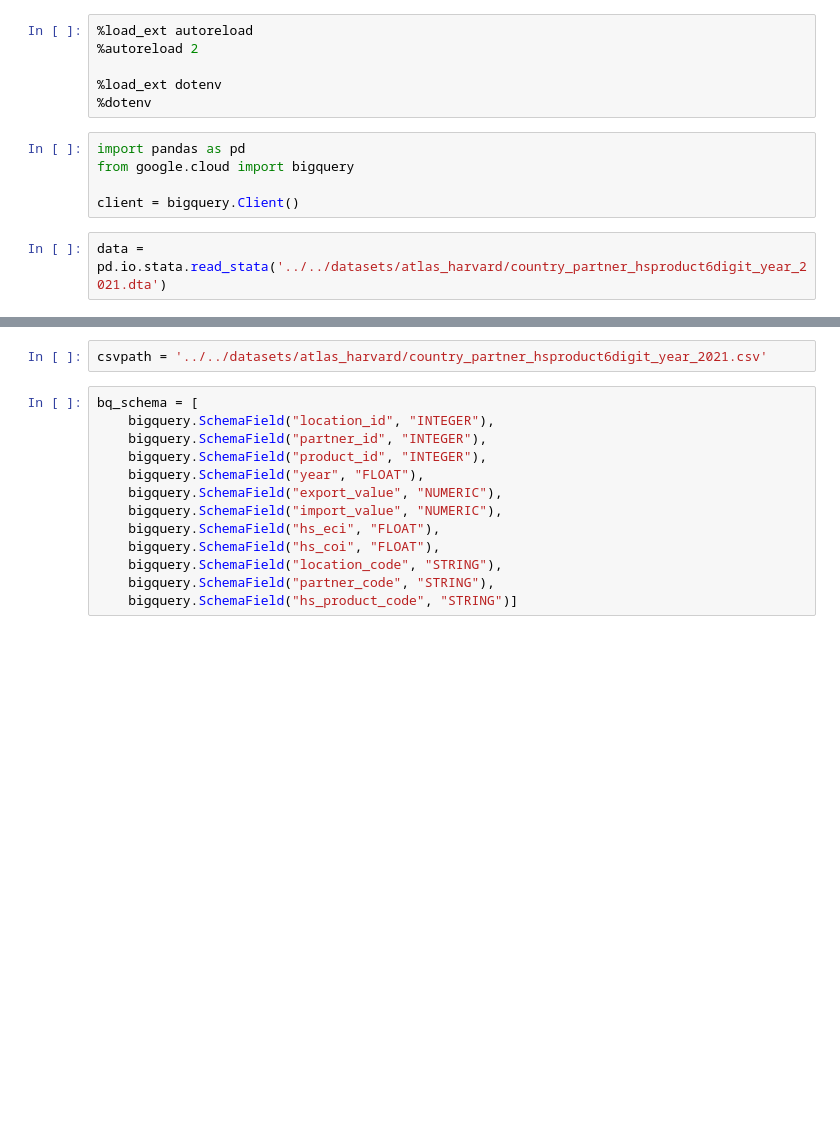
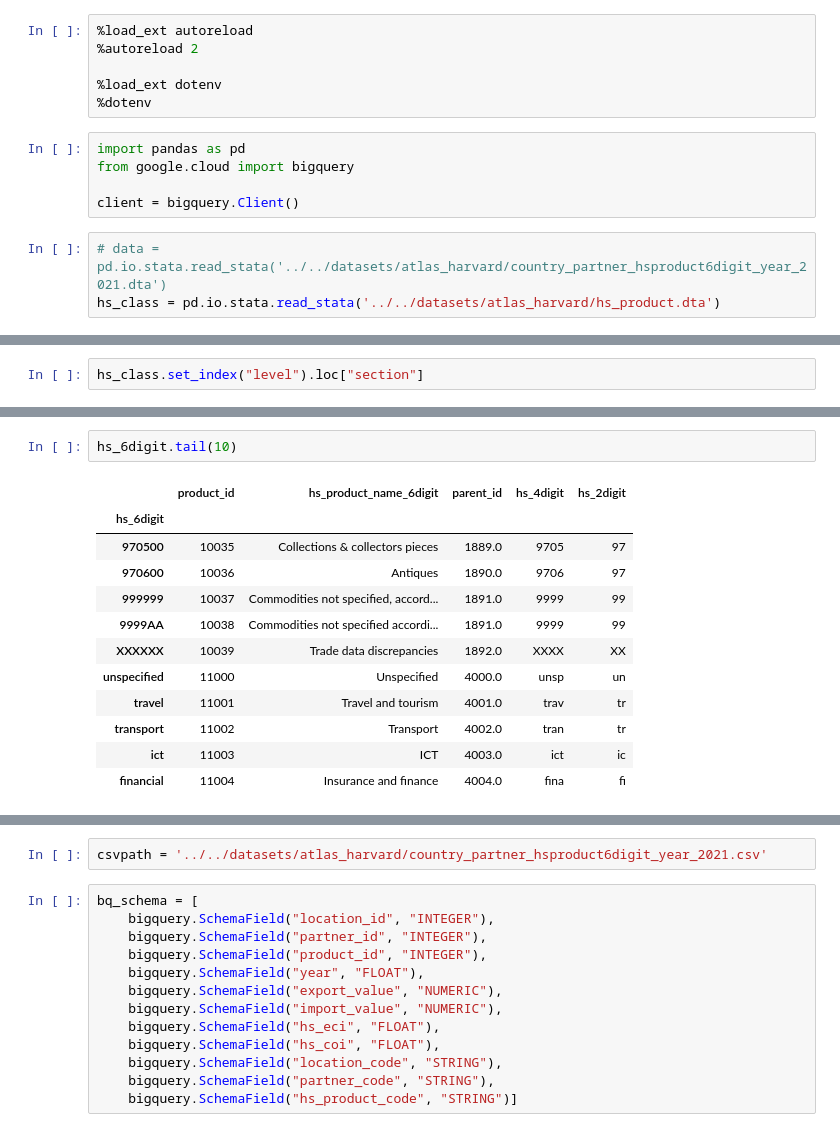
Before and after one commit to mirthbottle/trader_buddy, a Jupyter notebook: jupyter-notebooks/AtlasHarvard.ipynb, the cells around one changed output, grey strips where cells are left out. Drawn from its saved outputs; the diff is of its cells as text; blank space fills up the shorter version.

```diff
--- a/jupyter-notebooks/AtlasHarvard.ipynb
+++ b/jupyter-notebooks/AtlasHarvard.ipynb
@@ -10,4 +10,5 @@ from google.cloud import bigquery
 
 client = bigquery.Client()
 # %%
-data = pd.io.stata.read_stata('../../datasets/atlas_harvard/country_partner_hsproduct6digit_year_2021.dta')
+# data = pd.io.stata.read_stata('../../datasets/atlas_harvard/country_partner_hsproduct6digit_year_2021.dta')
+hs_class = pd.io.stata.read_stata('../../datasets/atlas_harvard/hs_product.dta')
@@ -13,0 +21,2 @@ data = pd.io.stata.read_stata('../../datasets/atlas_harvard/country_partner_hspr
+# %%
+hs_class.set_index("level").loc["section"]
@@ -13,0 +85,15 @@ data = pd.io.stata.read_stata('../../datasets/atlas_harvard/country_partner_hspr
+# %%
+hs_6digit.tail(10)
+# %% [output]
+|  | product_id | hs_product_name_6digit | parent_id | hs_4digit | hs_2digit |
+| hs_6digit |  |  |  |  |  |
+| 970500 | 10035 | Collections & collectors pieces | 1889.0 | 9705 | 97 |
+| 970600 | 10036 | Antiques | 1890.0 | 9706 | 97 |
+| 999999 | 10037 | Commodities not specified, accord... | 1891.0 | 9999 | 99 |
+| 9999AA | 10038 | Commodities not specified accordi... | 1891.0 | 9999 | 99 |
+| XXXXXX | 10039 | Trade data discrepancies | 1892.0 | XXXX | XX |
+| unspecified | 11000 | Unspecified | 4000.0 | unsp | un |
+| travel | 11001 | Travel and tourism | 4001.0 | trav | tr |
+| transport | 11002 | Transport | 4002.0 | tran | tr |
+| ict | 11003 | ICT | 4003.0 | ict | ic |
+| financial | 11004 | Insurance and finance | 4004.0 | fina | fi |
```
Also changed, not shown: parts of 15 cells of this notebook.
